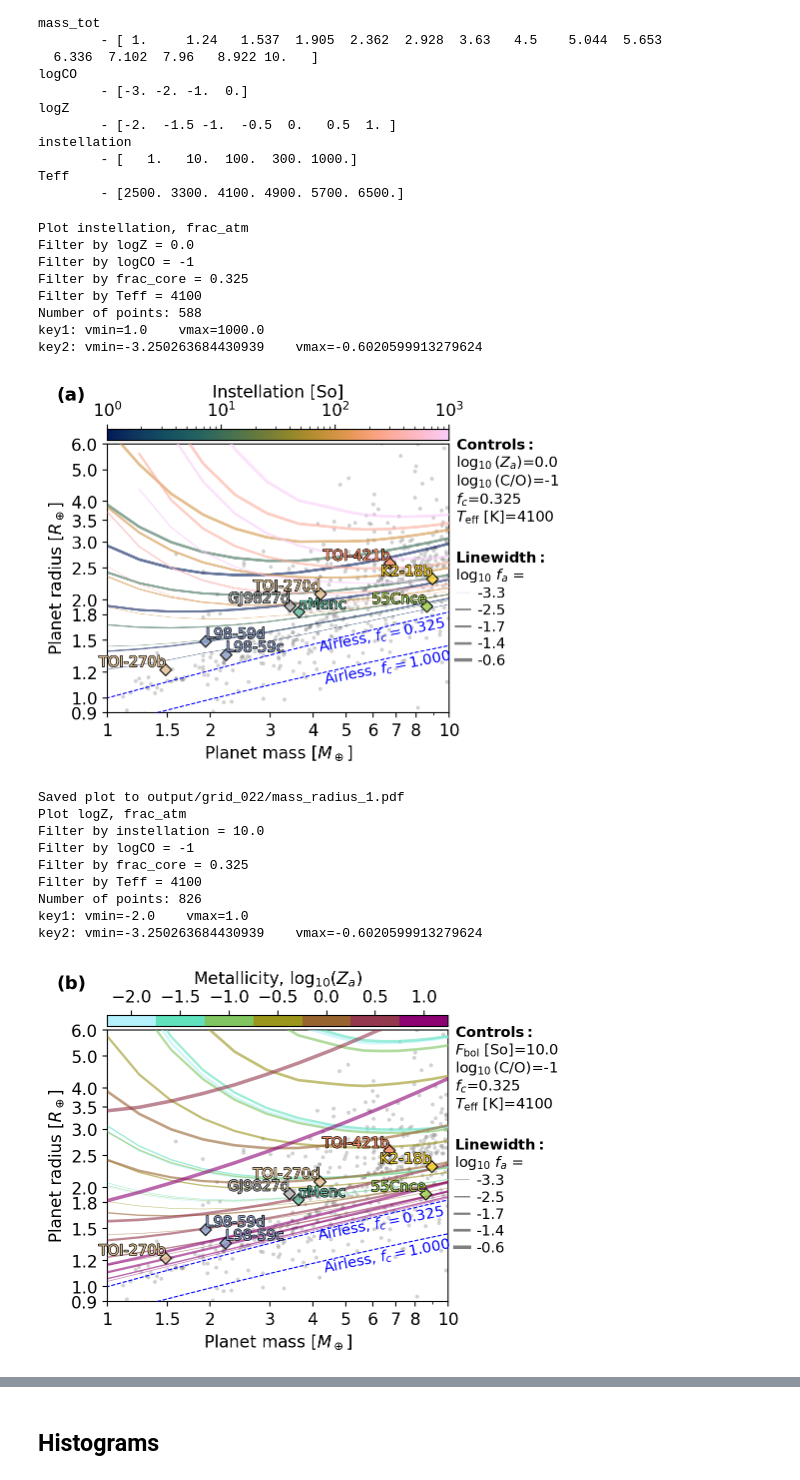
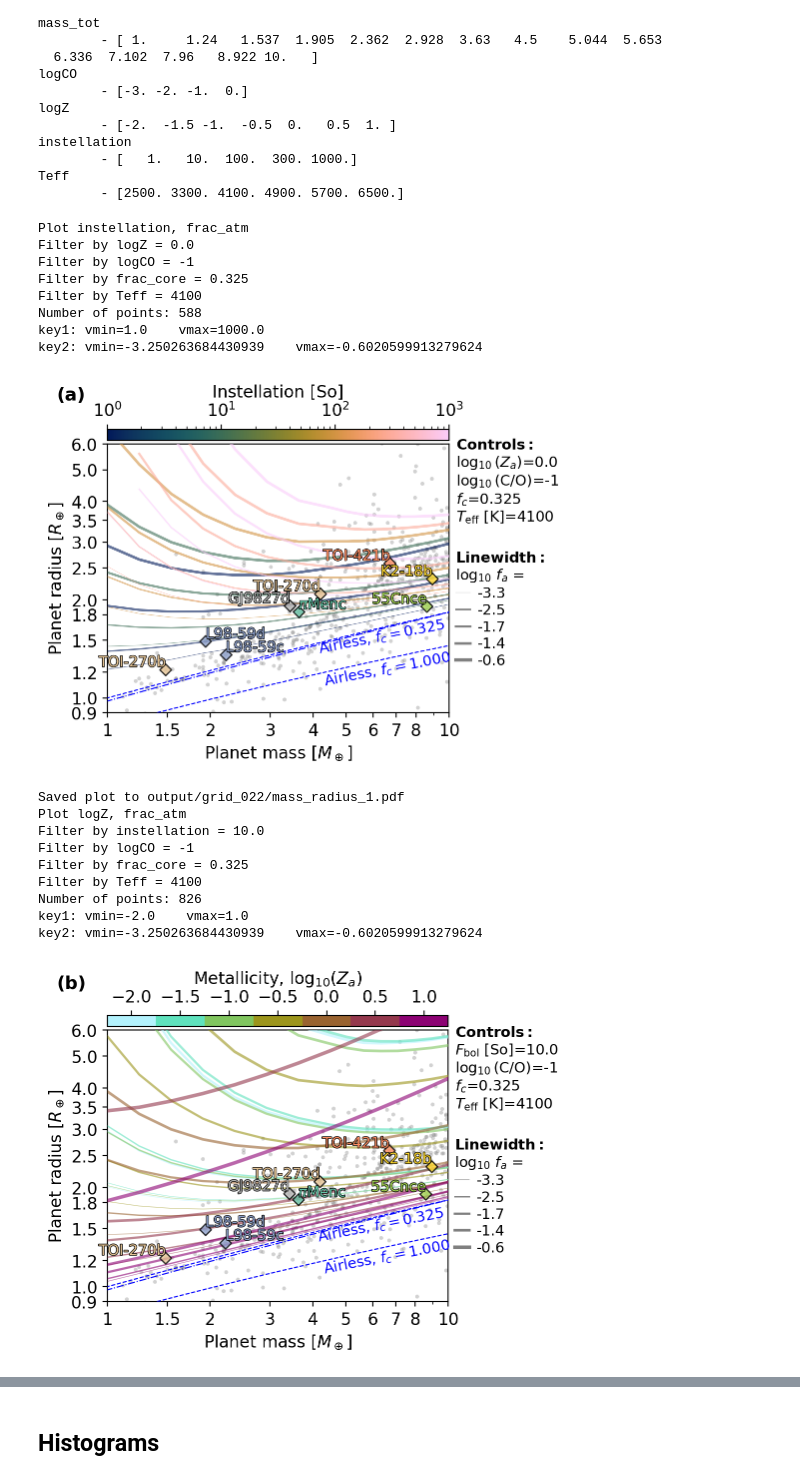
Before and after one commit to nichollsh/InferAGNI, a Jupyter notebook: notebooks/paper_grid.ipynb, the cells around one changed output, grey strips where cells are left out. Drawn from its saved outputs; the diff is of its cells as text; code cells hidden in the pictures.

```diff
--- a/notebooks/paper_grid.ipynb
+++ b/notebooks/paper_grid.ipynb
@@ -99,6 +99,7 @@ varprops = {
     "frac_atm"      : GridVar(1.0,       True   ,r"Atmos mass fraction, $f_a$",          r"$f_a$", cm.glasgow),
     "mass_tot"      : GridVar(1.0,       False  ,r"Planet mass [$M_\oplus$]",   r"$M_p/M_\oplus$", cm.batlow),
 
+    "Mstar"         : GridVar(1.0,       False  ,r"Star mass [$M_\odot$]",      r"$M_\text{star}/M_\odot$", cm.batlow),
     "Teff"          : GridVar(1.0,       False  ,r"Star $T_\text{eff}$ [K]",    r"$T_\text{eff}$ [K]", cm.batlow),
     "instellation"  : GridVar(1.0,       True   ,"Instellation [So]",           r"$F_\text{bol}$ [So]", cm.batlow),
 
@@ -444,12 +468,17 @@ S0_arr = []
 for row in exo_dat.iterrows():
     row = row[1]
 
-    if row["mass"] * unit_Mjup > hist_mass_max * unit_Mear:
+    m = row["mass"] * unit_Mjup/ unit_Mear
+    if m > hist_mass_max:
         continue
+    # if not np.isfinite(m):
+    #     continue
 
     S0 = calc_S0_exo(row)
     if 1e-2 < S0 < 1e5:
         S0_arr.append(S0)
+
+print(f"Number of exoplanets in histogram: {len(S0_arr)}")
 
 exo_med_S0 = np.median(S0_arr)
 
@@ -496,13 +526,18 @@ Teff_arr = []
 for row in exo_dat.iterrows():
     row = row[1]
 
-    if row["mass"] * unit_Mjup > hist_mass_max * unit_Mear:
+    m  = row["mass"] * unit_Mjup/ unit_Mear
+    if m > hist_mass_max:
         continue
+    # if not np.isfinite(m):
+    #     continue
 
     if np.isfinite(row["star_teff"]):
         Teff_arr.append(float(row["star_teff"]))
 
 exo_med_Teff = np.median(Teff_arr)
+
+print(f"Number of exoplanets in histogram: {len(Teff_arr)}")
 
 bins = np.linspace(2500, 6500, 30)
 fig,ax = plt.subplots(1,1 , figsize=(5,3))
@@ -1016,7 +1172,7 @@ def plot_mr(key1=None, key2=None,controls=None,
 
     # Zeng2019 curves without atmospheres
     col = 'blue'
-    ax.plot([],[],ls='dashed', color=col, label=r"Zeng airless", lw=lw)
+    ax.plot([],[],ls='dashed', color=col, label=r"Airless scenarios", lw=lw)
     for k in list(zeng.keys())[1:]:
         x,y = zeng[k]
         ax.plot(x,y, zorder=7, ls='dashed', color=col, lw=lw)
@@ -1024,8 +1180,14 @@ def plot_mr(key1=None, key2=None,controls=None,
         x0 = x[np.argmin(np.abs(x-x0))]
         y0 = y[np.argmin(np.abs(x-x0))]
         ax.annotate(r"Airless, $f_c=$"+f"{k:.3f}", (x0,y0), ha='right', va='top',
-                    rotation=11, rotation_mode='anchor', textcoords='offset points',  xytext=(2,-1),
+                    rotation=11, rotation_mode='anchor', textcoords='offset points',  xytext=(2,-2),
                     color=col, fontsize=text_fs)
+
+    # Our curves without atmospheres
+    for fc in [0.325,]:
+        x = np.linspace(0.5, 10, 100)
+        y = calc_interior_Rint(x, fc)
+        ax.plot(x,y, zorder=7, ls='dashdot', color=col, lw=lw)
 
     # Exoplanets
     ax.scatter(exo_dat["mass"].values * unit_Mjup / unit_Mear,
@@ -1248,34 +1410,34 @@ plot_mr(**opts)
 #     "key2"    : "frac_atm",
 #     "controls": {"instellation":100, "logCO":-1, "frac_core":0.325},
 #     "show_scatter" : True,
 #     "show_isolines" : True,
 # }
 # plot_mr(**opts)
 
 # ---------------------------
 opts = {
     "key1"    : "frac_core",
     "key2"    : "instellation",
     "controls": {"logZ":0.0, "logCO":-1, "frac_atm":unique_vals["frac_atm"][2],  "Teff":4100},
     "show_scatter" : False,
     "show_isolines" : True,
     "show_legend": False,
     "show_legend_key2": True,
     "show_letter": False
 }
 plot_mr(**opts)
 
 print("Done!")
 # %% [output]
 Plot instellation, frac_atm
 Filter by logZ = 0.0
 Filter by logCO = -1
 Filter by frac_core = 0.325
 Filter by Teff = 4100
 Number of points: 588
 key1: vmin=1.0    vmax=1000.0
 key2: vmin=-3.250263684430939    vmax=-0.6020599913279624
-[figure, old version]
+[figure, new version]
 Saved plot to output/grid_022/mass_radius_1.pdf
 Plot logZ, frac_atm
 Filter by instellation = 10.0
@@ -1285,7 +1447,7 @@ Filter by Teff = 4100
 Number of points: 826
 key1: vmin=-2.0    vmax=1.0
 key2: vmin=-3.250263684430939    vmax=-0.6020599913279624
-[figure, old version]
+[figure, new version]
 Saved plot to output/grid_022/mass_radius_2.pdf
 Plot frac_core, instellation
 Filter by logZ = 0.0
```
Also changed, not shown: parts of 10 cells of this notebook, 1 other file.
